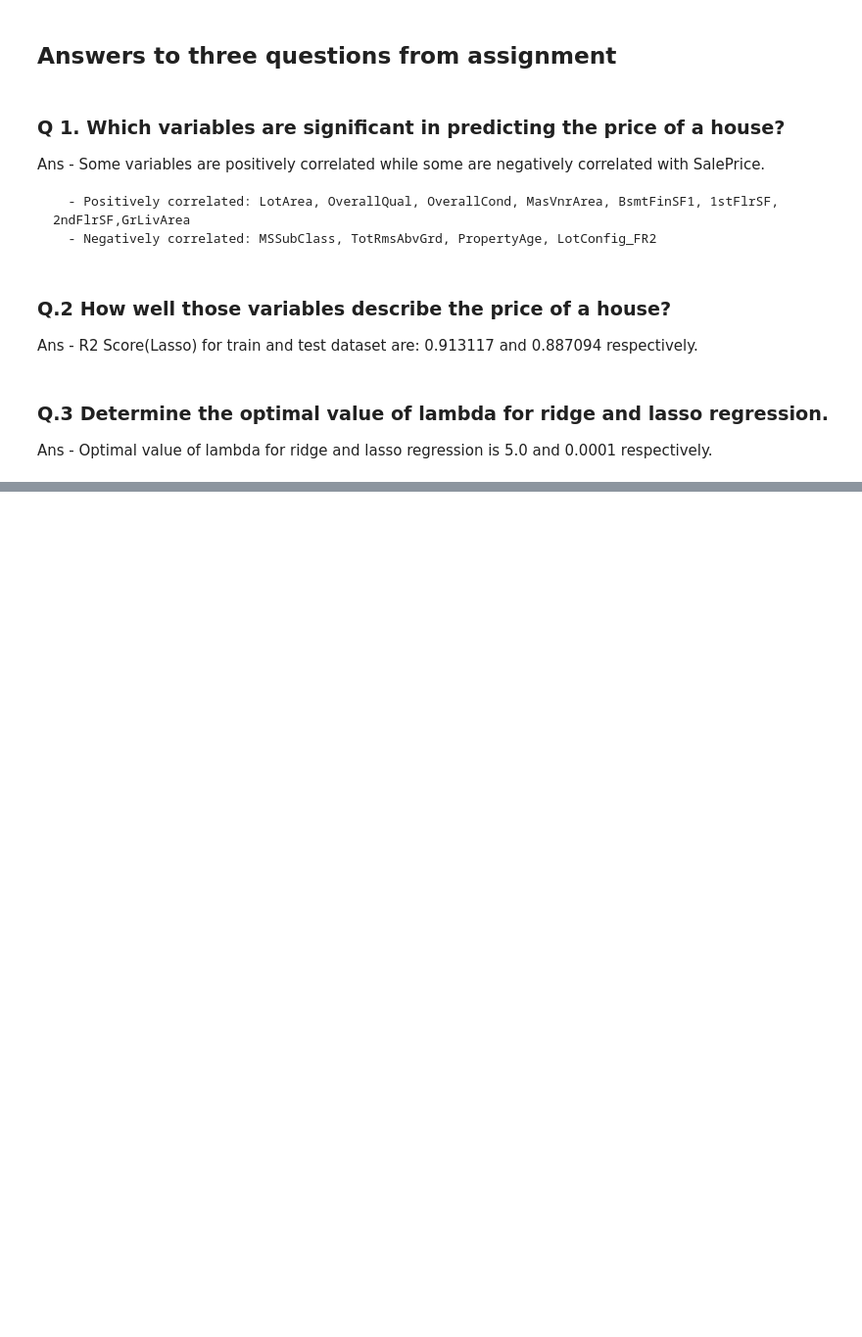
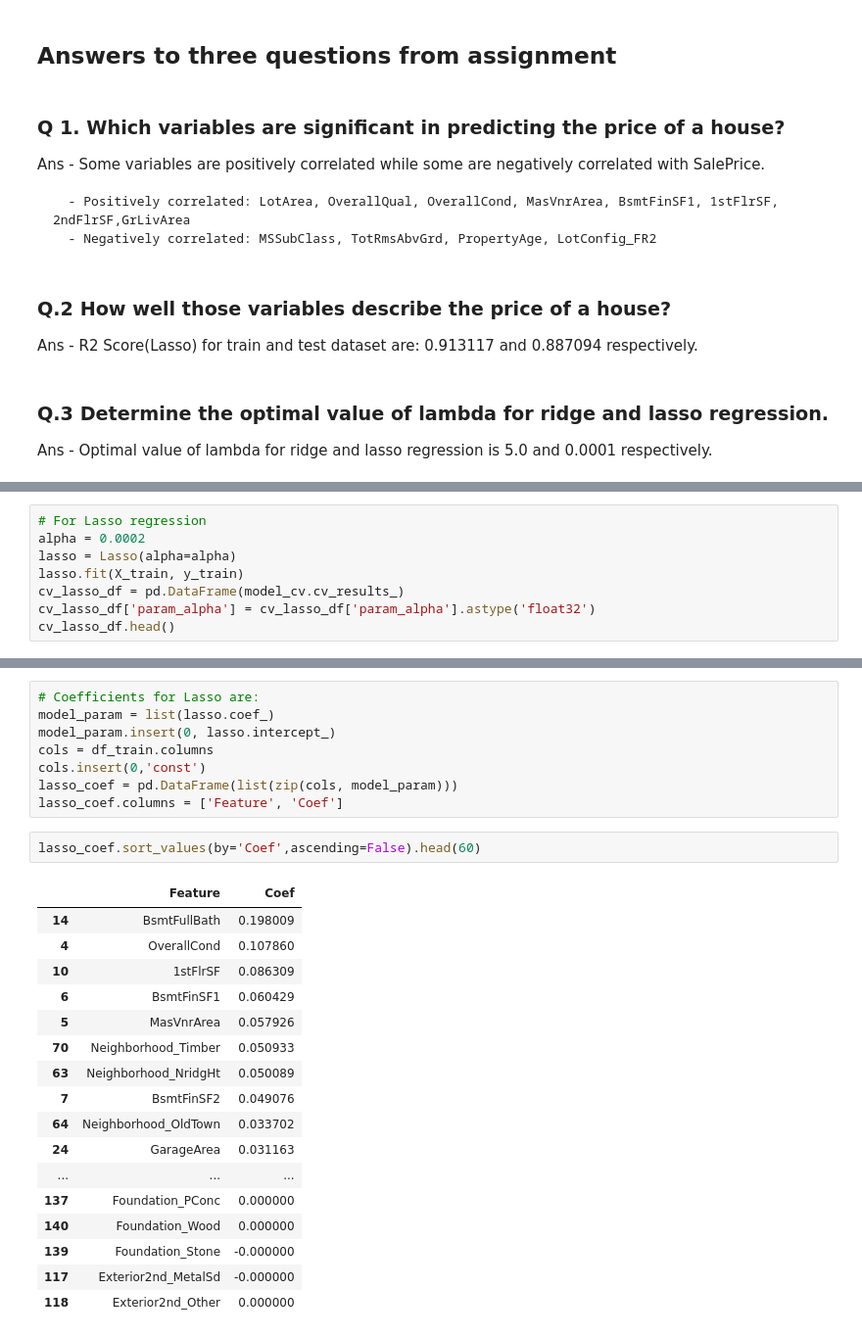
Before and after one commit to kc11381/Housing_Price_Prediction_Case_Study, a Jupyter notebook: house_price_prediction.ipynb, the cells around one changed output, grey strips where cells are left out. Shown at 98% size. Saved outputs shown, nothing was run; the diff lists cells and outputs as text; blank space fills up the shorter version.

```diff
--- a/house_price_prediction.ipynb
+++ b/house_price_prediction.ipynb
@@ -988,0 +998,8 @@ Ans - Optimal value of lambda for ridge and lasso regression is 5.0 and 0.0001 r
+# %%
+# For Lasso regression
+alpha = 0.0002
+lasso = Lasso(alpha=alpha)
+lasso.fit(X_train, y_train)
+cv_lasso_df = pd.DataFrame(model_cv.cv_results_)
+cv_lasso_df['param_alpha'] = cv_lasso_df['param_alpha'].astype('float32')
+cv_lasso_df.head()
@@ -988,0 +1014,28 @@ Ans - Optimal value of lambda for ridge and lasso regression is 5.0 and 0.0001 r
+# %%
+# Coefficients for Lasso are:
+model_param = list(lasso.coef_)
+model_param.insert(0, lasso.intercept_)
+cols = df_train.columns
+cols.insert(0,'const')
+lasso_coef = pd.DataFrame(list(zip(cols, model_param)))
+lasso_coef.columns = ['Feature', 'Coef']
+# %%
+lasso_coef.sort_values(by='Coef',ascending=False).head(60)
+# %% [output]
+|  | Feature | Coef |
+| 14 | BsmtFullBath | 0.198009 |
+| 4 | OverallCond | 0.107860 |
+| 10 | 1stFlrSF | 0.086309 |
+| 6 | BsmtFinSF1 | 0.060429 |
+| 5 | MasVnrArea | 0.057926 |
+| 70 | Neighborhood_Timber | 0.050933 |
+| 63 | Neighborhood_NridgHt | 0.050089 |
+| 7 | BsmtFinSF2 | 0.049076 |
+| 64 | Neighborhood_OldTown | 0.033702 |
+| 24 | GarageArea | 0.031163 |
+| ... | ... | ... |
+| 137 | Foundation_PConc | 0.000000 |
+| 140 | Foundation_Wood | 0.000000 |
+| 139 | Foundation_Stone | -0.000000 |
+| 117 | Exterior2nd_MetalSd | -0.000000 |
+| 118 | Exterior2nd_Other | 0.000000 |
```
Also changed, not shown: parts of 10 cells of this notebook.
